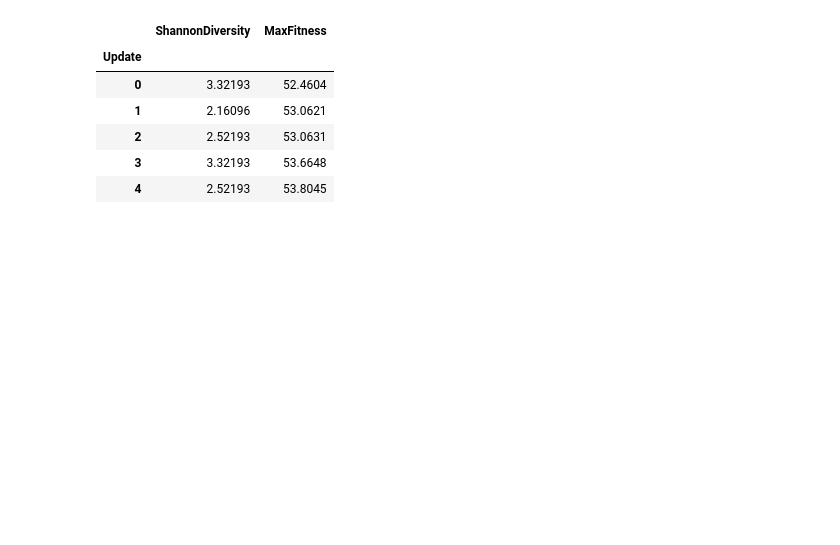
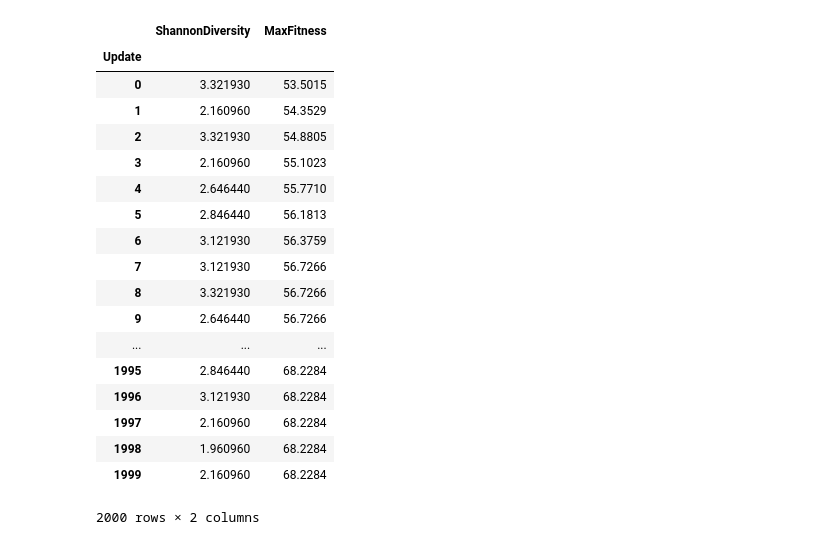
Before and after one commit to devosoft/Empirical, a Jupyter notebook: examples/evo/replica_runs_analysis.ipynb, the cells around one changed output. Cells and saved outputs as stored; diff of their text form; code cells hidden in the pictures; blank space fills up the shorter version.

```diff
--- a/examples/evo/replica_runs_analysis.ipynb
+++ b/examples/evo/replica_runs_analysis.ipynb
@@ -1,29 +1,41 @@
 # %%
 import pandas as pd
 loaded_files = []
-prefix = "carl"
+prefix = "sam"
 headers = ["{0}{1}".format(prefix, i) for i in range(10)]
 for i in range(10):
     moo = pd.read_csv("./runs/{0}{1}".format(prefix, i))
     moo['replicant'] = "{0}{1}".format(prefix, i)
     moo.set_index(["replicant"])
     loaded_files.append(moo)
 
 loaded_files[0]
 
 squish = pd.concat(loaded_files, axis=0)
 #squish
 squish = squish.set_index(["replicant", "Update"])
 squish.head()
-squish.loc["carl0"].head()
+squish.loc["{}0".format(prefix)]
 # %% [output]
 |  | ShannonDiversity | MaxFitness |
 | Update |  |  |
-| 0 | 3.32193 | 52.4604 |
-| 1 | 2.16096 | 53.0621 |
-| 2 | 2.52193 | 53.0631 |
-| 3 | 3.32193 | 53.6648 |
-| 4 | 2.52193 | 53.8045 |
+| 0 | 3.321930 | 53.5015 |
+| 1 | 2.160960 | 54.3529 |
+| 2 | 3.321930 | 54.8805 |
+| 3 | 2.160960 | 55.1023 |
+| 4 | 2.646440 | 55.7710 |
+| 5 | 2.846440 | 56.1813 |
+| 6 | 3.121930 | 56.3759 |
+| 7 | 3.121930 | 56.7266 |
+| 8 | 3.321930 | 56.7266 |
+| 9 | 2.646440 | 56.7266 |
+| ... | ... | ... |
+| 1995 | 2.846440 | 68.2284 |
+| 1996 | 3.121930 | 68.2284 |
+| 1997 | 2.160960 | 68.2284 |
+| 1998 | 1.960960 | 68.2284 |
+| 1999 | 2.160960 | 68.2284 |
+2000 rows × 2 columns
 # %%
 import seaborn as sns
 import numpy as np
```
Also changed, not shown: parts of 5 cells of this notebook, 2 other files.
